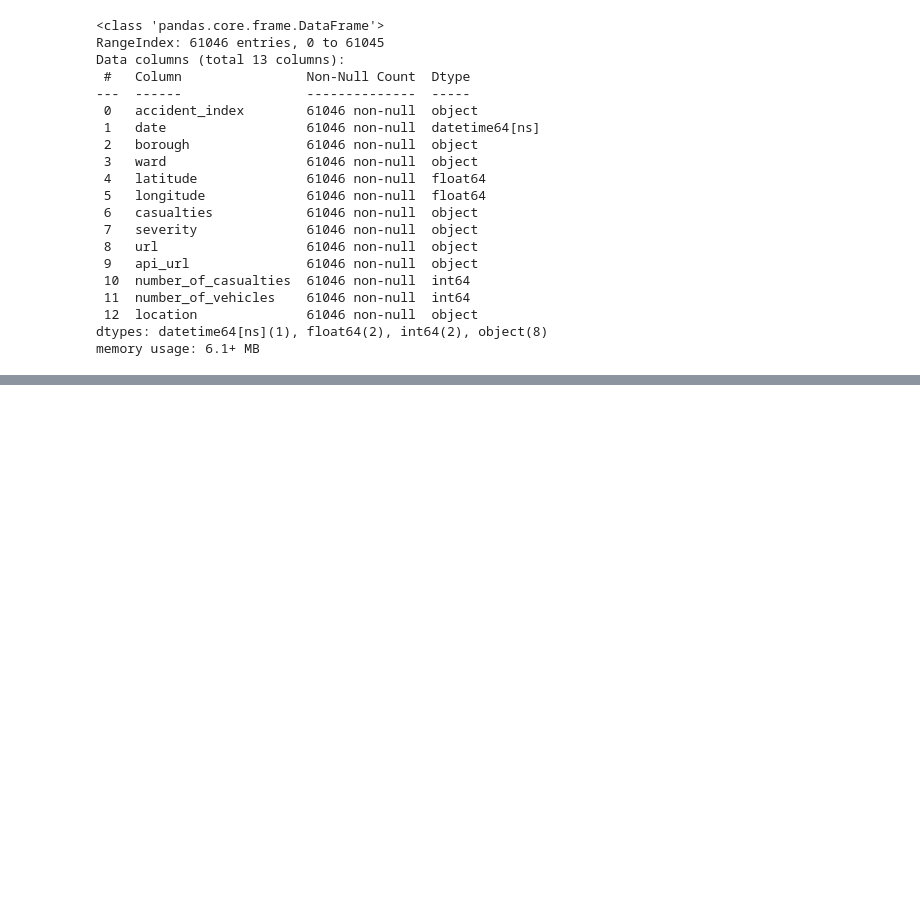
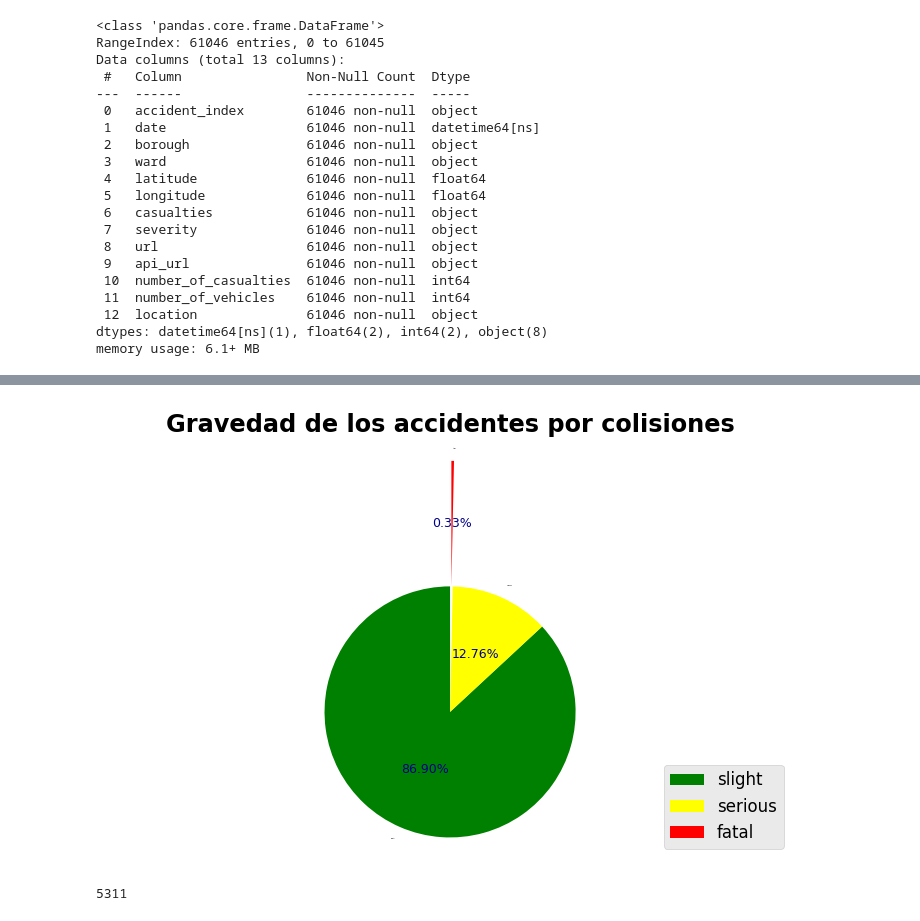
Before and after one commit to gillaness/data-visualization, a Jupyter notebook: LondonBikeCollisions.ipynb, the cells around one changed output, grey strips where cells are left out. Saved outputs shown, nothing was run; the diff lists cells and outputs as text; code cells hidden in the pictures; blank space fills up the shorter version.

```diff
--- a/LondonBikeCollisions.ipynb
+++ b/LondonBikeCollisions.ipynb
@@ -70,0 +96,22 @@ df['day'] = df['date'].dt.day_name()
+# %%
+size = df['severity'].value_counts().values
+etiquetas = df['severity'].value_counts().index
+explotar = [0,0,1]
+colores = ['green', 'yellow', 'red']
+
+fig1 = plt.figure(dpi=120, facecolor='white')
+
+ax = fig1.add_subplot(1,1,1)
+plt.title('Gravedad de los accidentes por colisiones', fontweight='bold')
+patches, texts, autotexts = ax.pie(size, labels=etiquetas, explode=explotar, autopct="%.2f%%", shadow = False, startangle=90, pctdistance=0.5, colors=colores)
+for text in texts:
+    text.set_size(0)
+for autotext in autotexts:
+    autotext.set_size(7.5)
+    autotext.set_color('darkblue')
+ax.axis("equal") #asegura proporcion igualitaria, vale decir, suma de porcentajes 100% (círculo)
+ax.legend(loc=4)
+plt.tight_layout()
+plt.show()
+# %% [output]
+[figure, added]
@@ -70,0 +120,4 @@ df['day'] = df['date'].dt.day_name()
+# %%
+muertes.max()
+# %% [output]
+5311
```
Also changed, not shown: parts of 13 cells of this notebook.
